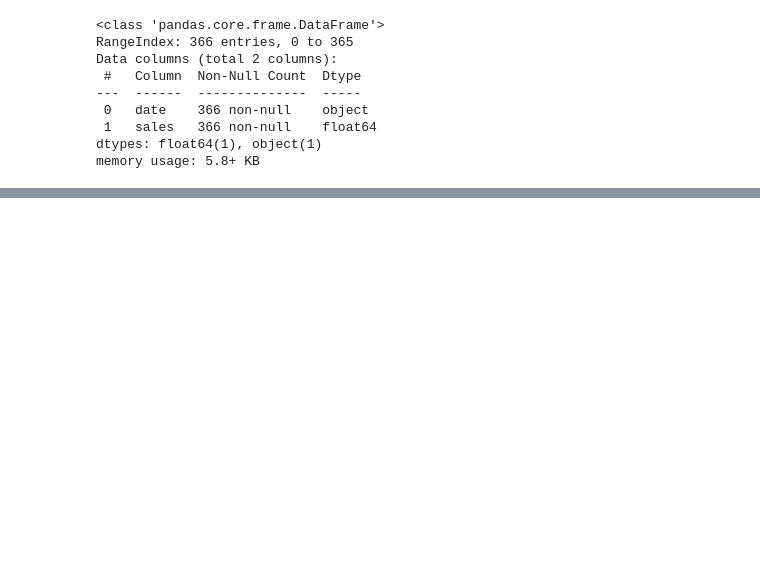
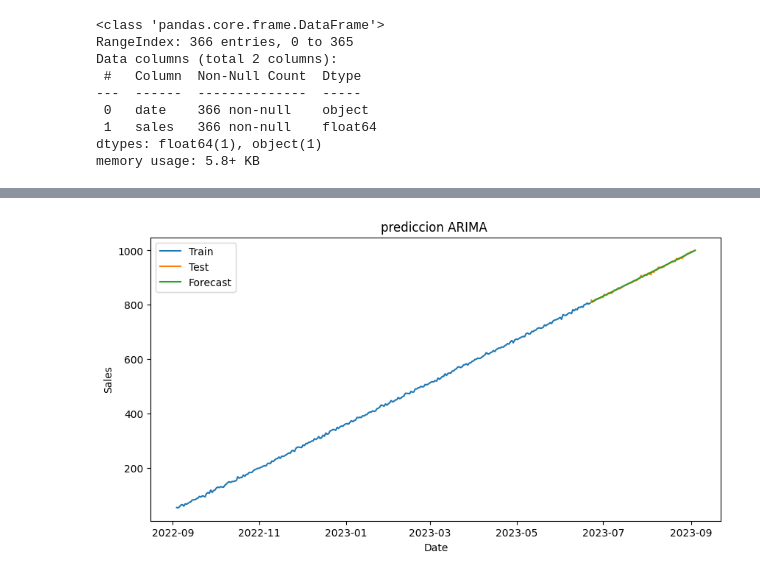
Before and after one commit to 4GeeksAcademy/linea_temporal_alternativa, a Jupyter notebook: src/explore.ipynb, the cells around one changed output, grey strips where cells are left out. Saved outputs shown, nothing was run; the diff lists cells and outputs as text; code cells hidden in the pictures; blank space fills up the shorter version.

```diff
--- a/src/explore.ipynb
+++ b/src/explore.ipynb
@@ -215,0 +150,8 @@ Name: sales, dtype: float64
+# %%
+# Definimos el tamaño del conjunto de entrenamiento con el 80% de los datos
+train_size = int(len(df) * 0.8)
+# Dividimos train y test
+train, test = df.iloc[:train_size], df.iloc[train_size:]
+# Mostrar dimensiones
+print("Train set size:", train.shape)
+print("Test set size:", test.shape)
@@ -215,0 +164,3 @@ Name: sales, dtype: float64
+# %%
+# Instancia del modelo autoarima que define automaticamente los mejores valores de parametros
+model = auto_arima(train, seasonal = True, trace = True, m = 12)
@@ -215,0 +185,18 @@ Name: sales, dtype: float64
+# %%
+# Predicción sobre el conjunto de test
+forecast = model.predict(n_periods=len(test))
+
+# Graficar las predicciones contra los verdaderos valores
+import matplotlib.pyplot as plt
+
+plt.figure(figsize=(10, 5))
+plt.plot(train['sales'], label='Train')
+plt.plot(test['sales'], label='Test')
+plt.plot(forecast, label='Forecast')
+plt.title('prediccion ARIMA ')
+plt.xlabel('Date')
+plt.ylabel('Sales')
+plt.legend()
+plt.show()
+# %% [output]
+[figure, added]
```
Also changed, not shown: parts of 42 cells of this notebook, 2 other files.
